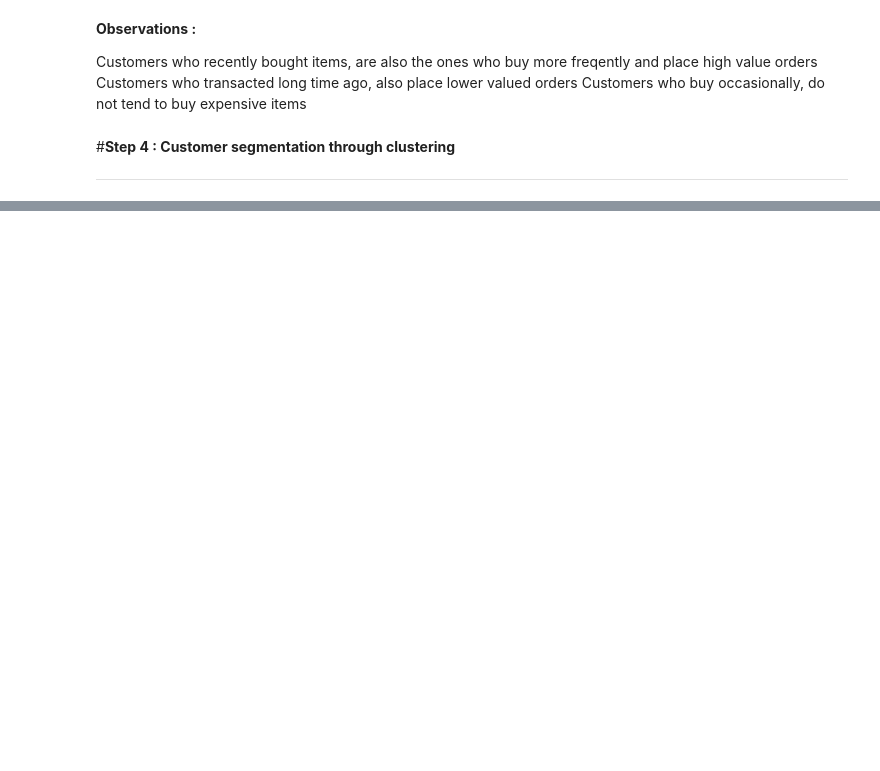
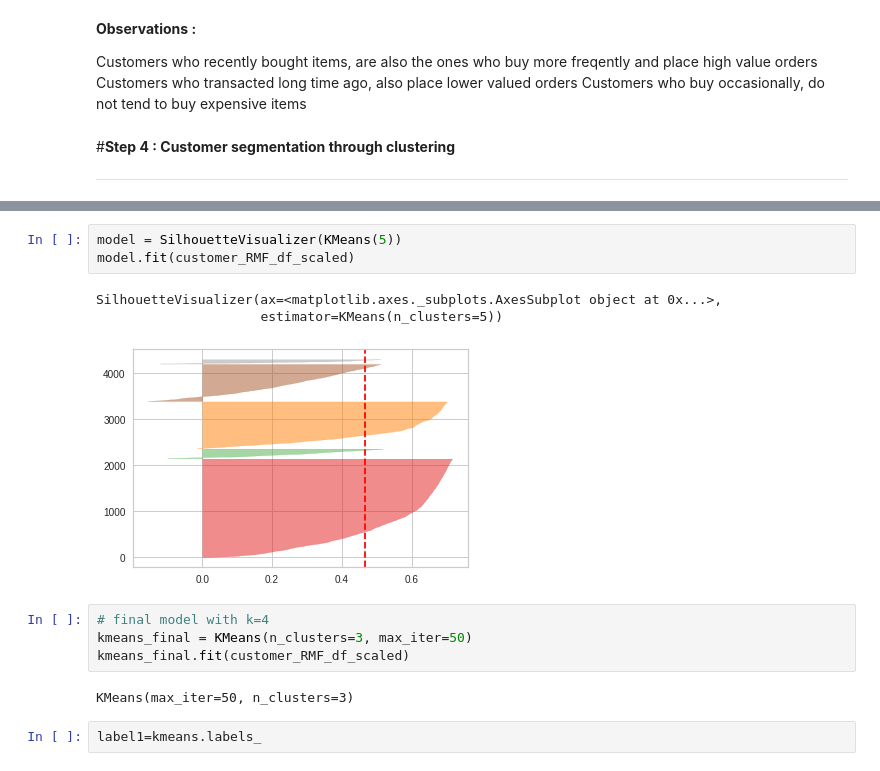
Before and after one commit to omkar123katare/Capstone_4_Netflicks_movies_and_TV_shoes_clustering, a Jupyter notebook: Online_Retail_Customer_Segmentation_Capstone_Project.ipynb, the cells around one changed output, grey strips where cells are left out. Cells and saved outputs as stored; diff of their text form; blank space fills up the shorter version.

```diff
--- a/Online_Retail_Customer_Segmentation_Capstone_Project.ipynb
+++ b/Online_Retail_Customer_Segmentation_Capstone_Project.ipynb
@@ -1351,0 +1397,15 @@ Customers who buy occasionally, do not tend to buy expensive items
+# %%
+model = SilhouetteVisualizer(KMeans(5))
+model.fit(customer_RMF_df_scaled)
+# %% [output]
+SilhouetteVisualizer(ax=<matplotlib.axes._subplots.AxesSubplot object at 0x...>,
+                     estimator=KMeans(n_clusters=5))
+[figure, added]
+# %%
+# final model with k=4
+kmeans_final = KMeans(n_clusters=3, max_iter=50)
+kmeans_final.fit(customer_RMF_df_scaled)
+# %% [output]
+KMeans(max_iter=50, n_clusters=3)
+# %%
+label1=kmeans.labels_
```
Also changed, not shown: parts of 38 cells of this notebook.
